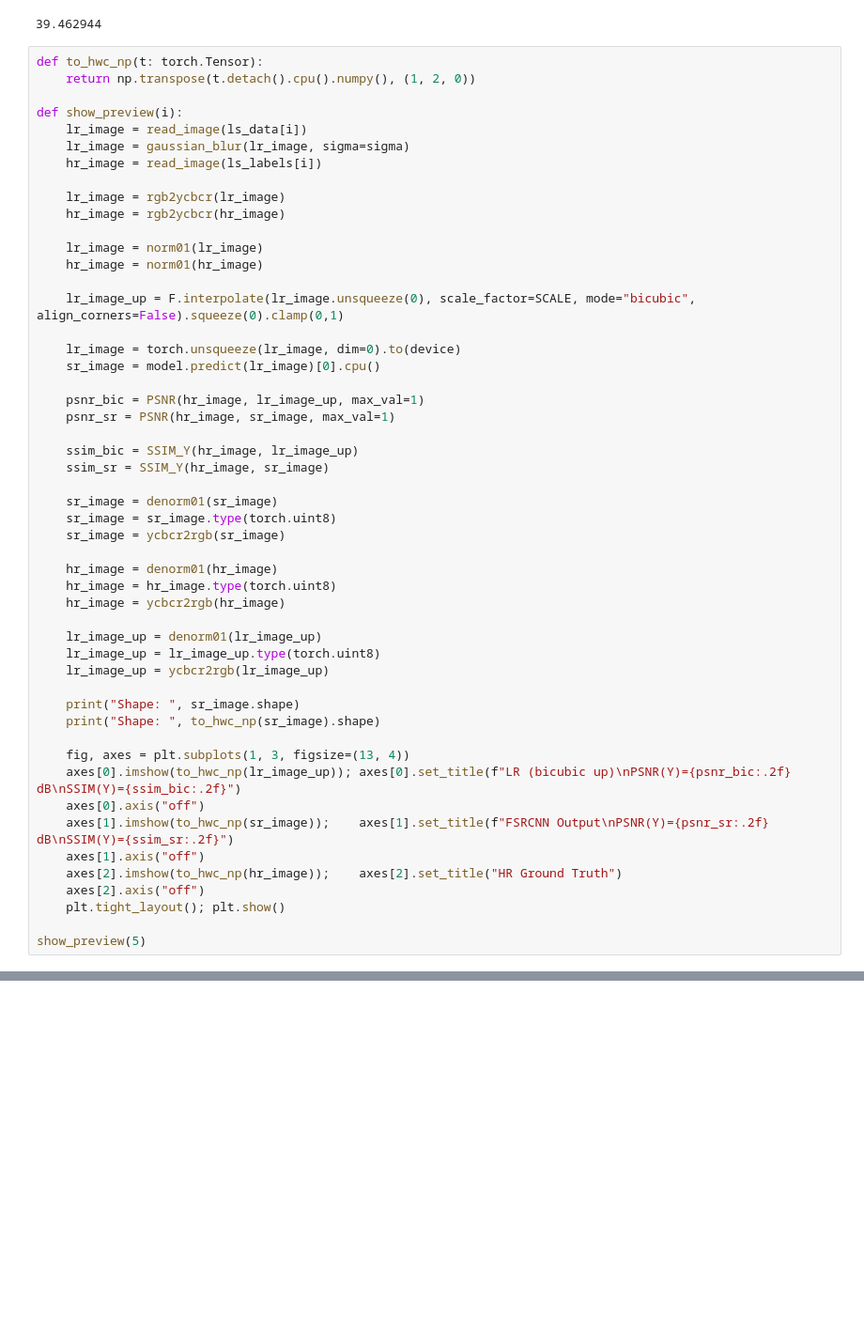
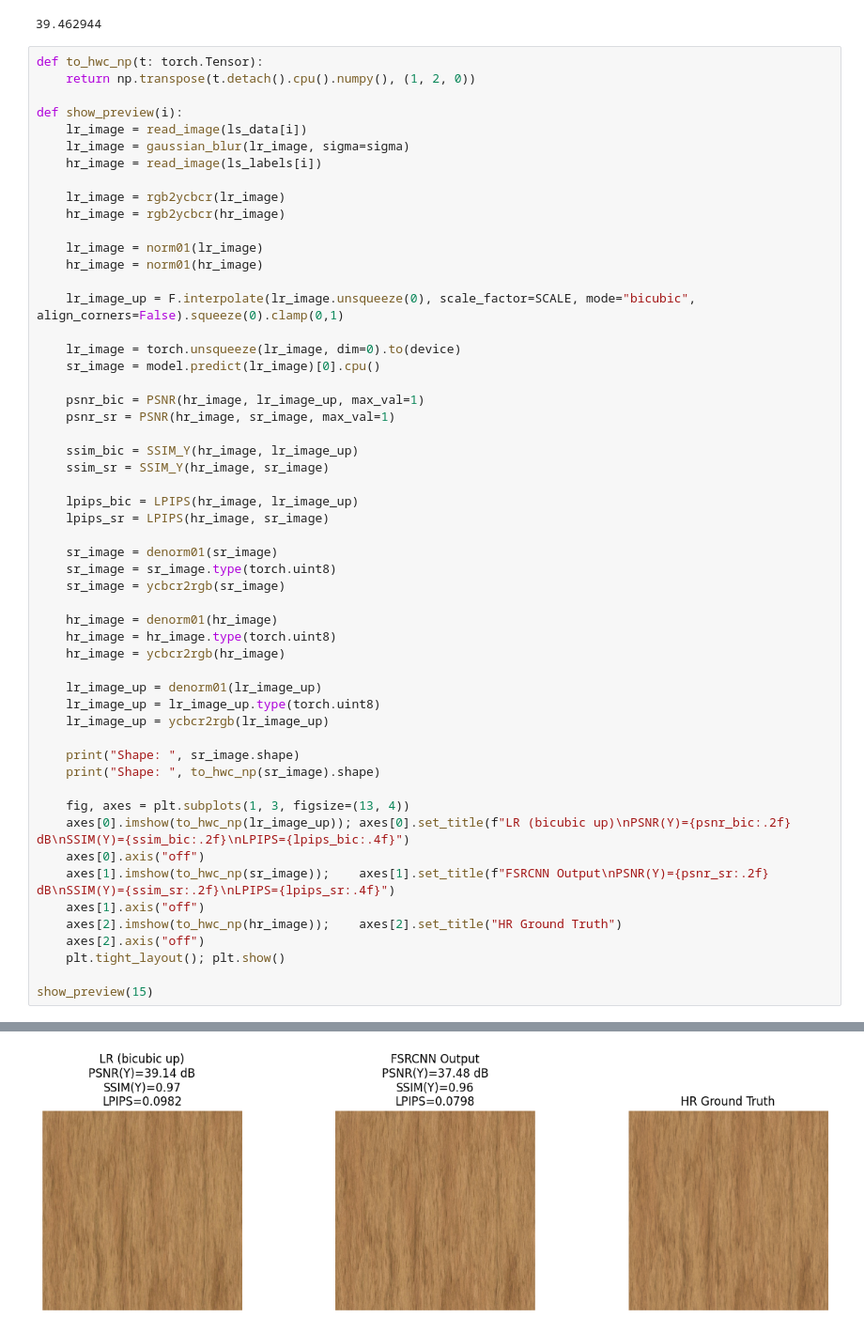
Before and after one commit to neilmewada/Texture-SuperResolution, a Jupyter notebook: Testing.ipynb, the cells around one changed output, grey strips where cells are left out. Shown at 94% size. Saved outputs shown, nothing was run; the diff lists cells and outputs as text; blank space fills up the shorter version.

```diff
--- a/Testing.ipynb
+++ b/Testing.ipynb
@@ -93,6 +93,9 @@ def show_preview(i):
     ssim_bic = SSIM_Y(hr_image, lr_image_up)
     ssim_sr = SSIM_Y(hr_image, sr_image)
 
+    lpips_bic = LPIPS(hr_image, lr_image_up)
+    lpips_sr = LPIPS(hr_image, sr_image)
+
     sr_image = denorm01(sr_image)
     sr_image = sr_image.type(torch.uint8)
     sr_image = ycbcr2rgb(sr_image)
@@ -109,13 +112,13 @@ def show_preview(i):
     print("Shape: ", to_hwc_np(sr_image).shape)
 
     fig, axes = plt.subplots(1, 3, figsize=(13, 4))
-    axes[0].imshow(to_hwc_np(lr_image_up)); axes[0].set_title(f"LR (bicubic up)\nPSNR(Y)={psnr_bic:.2f} dB\nSSIM(Y)={ssim_bic:.2f}")
+    axes[0].imshow(to_hwc_np(lr_image_up)); axes[0].set_title(f"LR (bicubic up)\nPSNR(Y)={psnr_bic:.2f} dB\nSSIM(Y)={ssim_bic:.2f}\nLPIPS={lpips_bic:.4f}")
     axes[0].axis("off")
-    axes[1].imshow(to_hwc_np(sr_image));    axes[1].set_title(f"FSRCNN Output\nPSNR(Y)={psnr_sr:.2f} dB\nSSIM(Y)={ssim_sr:.2f}")
+    axes[1].imshow(to_hwc_np(sr_image));    axes[1].set_title(f"FSRCNN Output\nPSNR(Y)={psnr_sr:.2f} dB\nSSIM(Y)={ssim_sr:.2f}\nLPIPS={lpips_sr:.4f}")
     axes[1].axis("off")
     axes[2].imshow(to_hwc_np(hr_image));    axes[2].set_title("HR Ground Truth")
     axes[2].axis("off")
     plt.tight_layout(); plt.show()
 
-show_preview(5)
+show_preview(15)
 # %% [output]
@@ -123,3 +133,4 @@ NameError: name 'SSIM_Y' is not defined
+[figure, added]
 # %%
 def demo_image(lr_image_path, hr_image_path):
     lr_image = read_image(lr_image_path)
```
Also changed, not shown: parts of 2 cells of this notebook, 1 other file.
